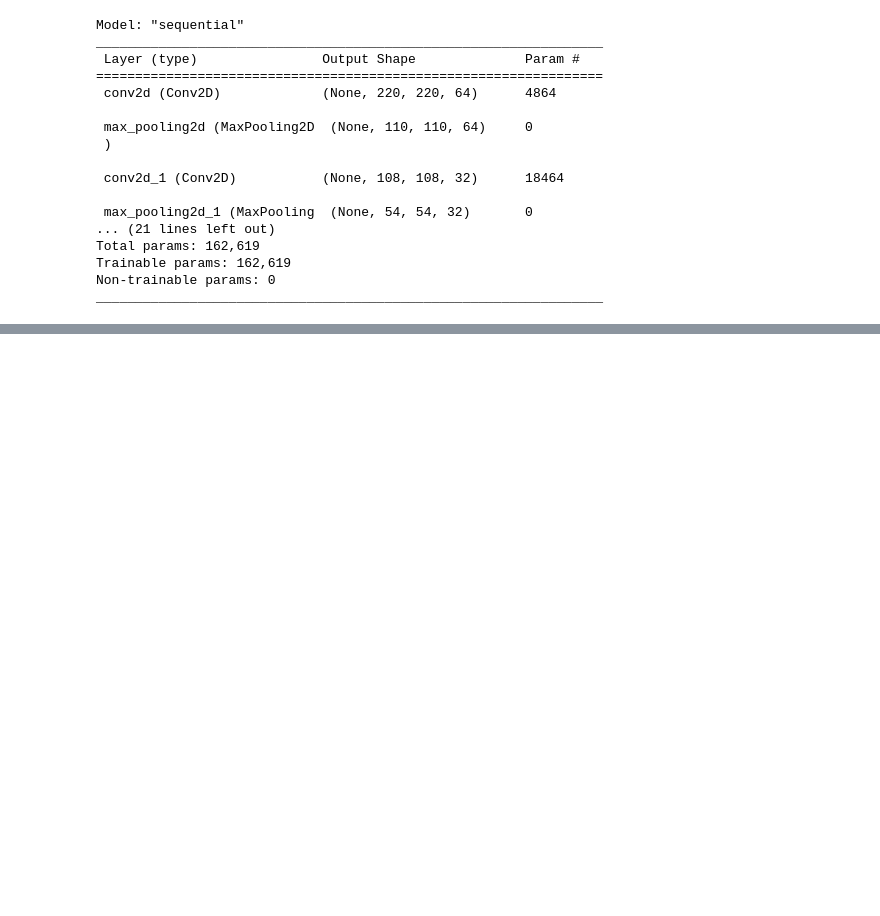
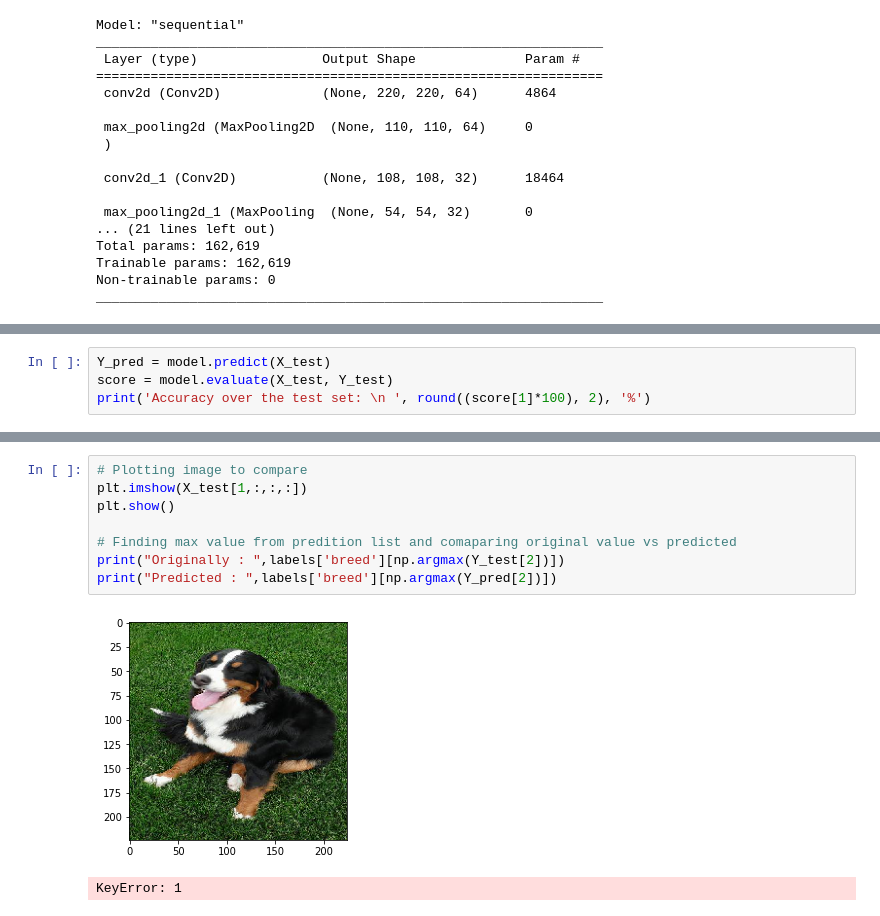
Before and after one commit to skmudassir-it/dog-breed-prediction, a Jupyter notebook: data.ipynb, the cells around one changed output, grey strips where cells are left out. Saved outputs shown, nothing was run; the diff lists cells and outputs as text; blank space fills up the shorter version.

```diff
--- a/data.ipynb
+++ b/data.ipynb
@@ -108,0 +152,4 @@ _________________________________________________________________
+# %%
+Y_pred = model.predict(X_test)
+score = model.evaluate(X_test, Y_test)
+print('Accuracy over the test set: \n ', round((score[1]*100), 2), '%')
@@ -108,0 +161,11 @@ _________________________________________________________________
+# %%
+# Plotting image to compare
+plt.imshow(X_test[1,:,:,:])
+plt.show()
+
+# Finding max value from predition list and comaparing original value vs predicted
+print("Originally : ",labels['breed'][np.argmax(Y_test[2])])
+print("Predicted : ",labels['breed'][np.argmax(Y_pred[2])])
+# %% [output]
+[figure, added]
+KeyError: 1
```
Also changed, not shown: parts of 4 cells of this notebook.
